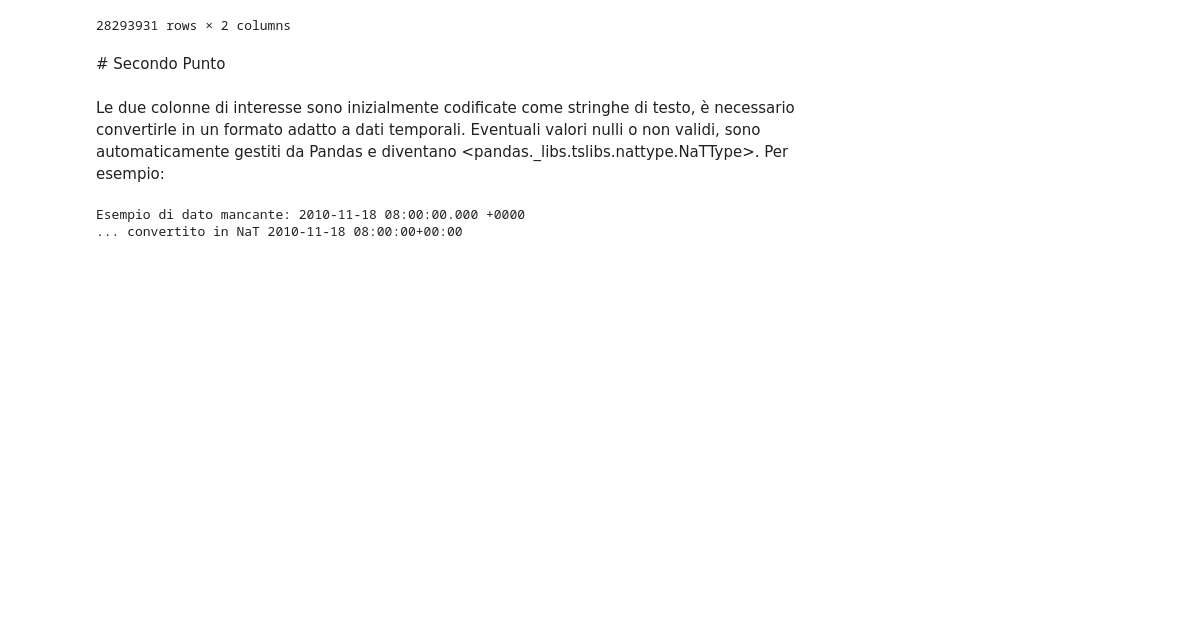
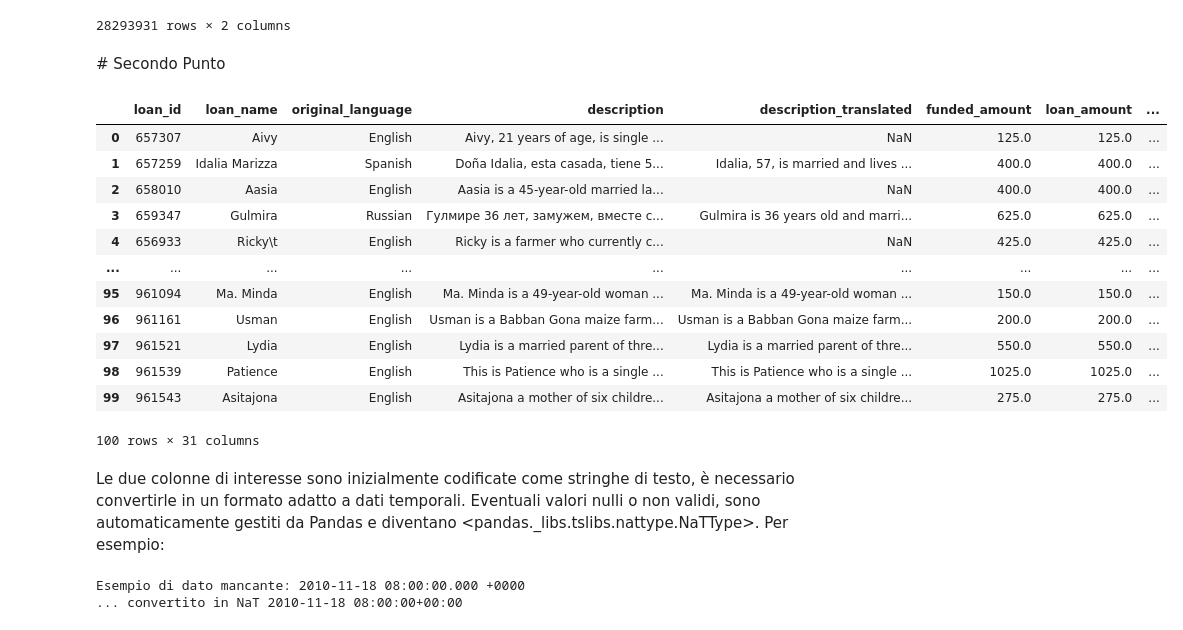
Before and after one commit to dtoniolo/Progetto-FoCS, a Jupyter notebook: Progetto.ipynb, the cells around one changed output. Drawn from its saved outputs; the diff is of its cells as text; code cells hidden in the pictures; blank space fills up the shorter version.

```diff
--- a/Progetto.ipynb
+++ b/Progetto.ipynb
@@ -74,6 +74,21 @@ norm_loan_lenders
 # Secondo Punto
 # %%
 loans = pd.read_csv(data_folder_path + 'loans.csv', nrows = 100)
+loans
+# %% [output]
+|  | loan_id | loan_name | original_language | description | description_translated | funded_amount | loan_amount | ... |
+| 0 | 657307 | Aivy | English | Aivy, 21 years of age, is single ... | NaN | 125.0 | 125.0 | ... |
+| 1 | 657259 | Idalia Marizza | Spanish | Doña Idalia, esta casada, tiene 5... | Idalia, 57, is married and lives ... | 400.0 | 400.0 | ... |
+| 2 | 658010 | Aasia | English | Aasia is a 45-year-old married la... | NaN | 400.0 | 400.0 | ... |
+| 3 | 659347 | Gulmira | Russian | Гулмире 36 лет, замужем, вместе с... | Gulmira is 36 years old and marri... | 625.0 | 625.0 | ... |
+| 4 | 656933 | Ricky\t | English | Ricky is a farmer who currently c... | NaN | 425.0 | 425.0 | ... |
+| ... | ... | ... | ... | ... | ... | ... | ... | ... |
+| 95 | 961094 | Ma. Minda | English | Ma. Minda is a 49-year-old woman ... | Ma. Minda is a 49-year-old woman ... | 150.0 | 150.0 | ... |
+| 96 | 961161 | Usman | English | Usman is a Babban Gona maize farm... | Usman is a Babban Gona maize farm... | 200.0 | 200.0 | ... |
+| 97 | 961521 | Lydia | English | Lydia is a married parent of thre... | Lydia is a married parent of thre... | 550.0 | 550.0 | ... |
+| 98 | 961539 | Patience | English | This is Patience who is a single ... | This is Patience who is a single ... | 1025.0 | 1025.0 | ... |
+| 99 | 961543 | Asitajona | English | Asitajona a mother of six childre... | Asitajona a mother of six childre... | 275.0 | 275.0 | ... |
+100 rows × 31 columns
 # %% [markdown]
 Le due colonne di interesse sono inizialmente codificate come stringhe di testo, è necessario convertirle in un formato adatto a dati temporali. Eventuali valori nulli o non validi, sono automaticamente gestiti da Pandas e diventano <pandas._libs.tslibs.nattype.NaTType>. Per esempio:
 # %%
```
Also changed, not shown: parts of 7 cells of this notebook.
